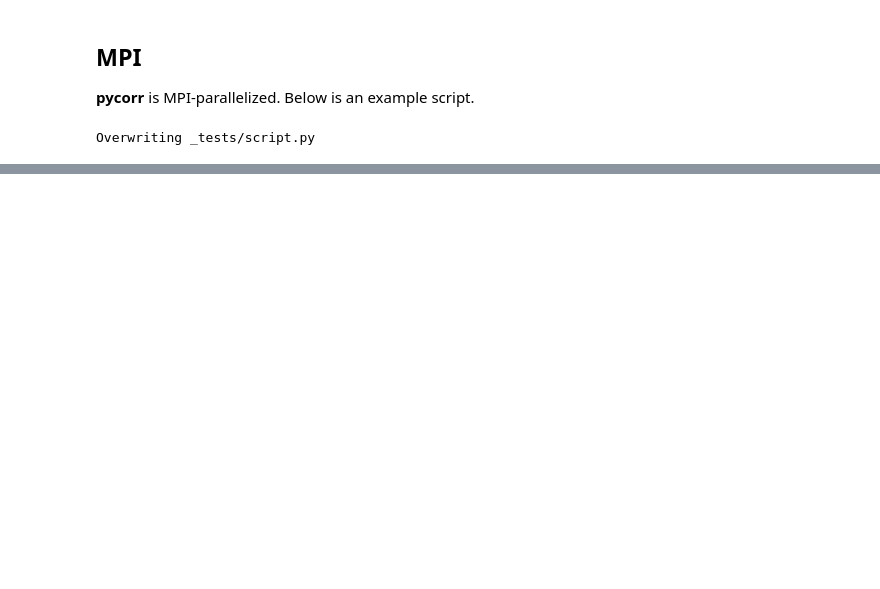
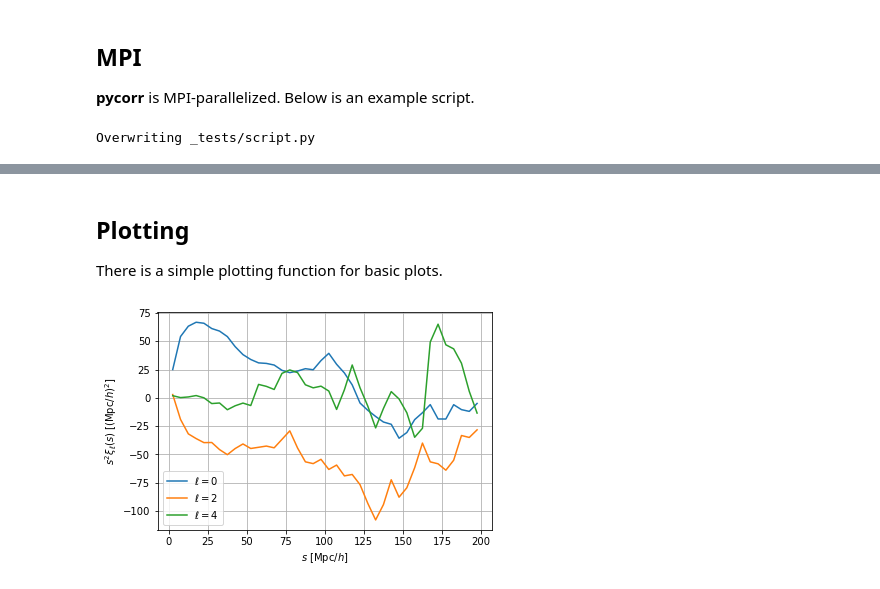
Before and after one commit to cosmodesi/pycorr, a Jupyter notebook: nb/basic_examples.ipynb, the cells around one changed output, grey strips where cells are left out. Drawn from its saved outputs; the diff is of its cells as text; code cells hidden in the pictures; blank space fills up the shorter version.

Commit message:
plotting routine

```diff
--- a/nb/basic_examples.ipynb
+++ b/nb/basic_examples.ipynb
@@ -847 +847,8 @@ plt.show()
 [figure]
+# %% [markdown]
+## Plotting
+There is a simple plotting function for basic plots.
+# %%
+result[::2].plot(ells=(0, 2, 4));
+# %% [output]
+[figure, added]
```
Also changed, not shown: parts of 21 cells of this notebook, 3 other files.
